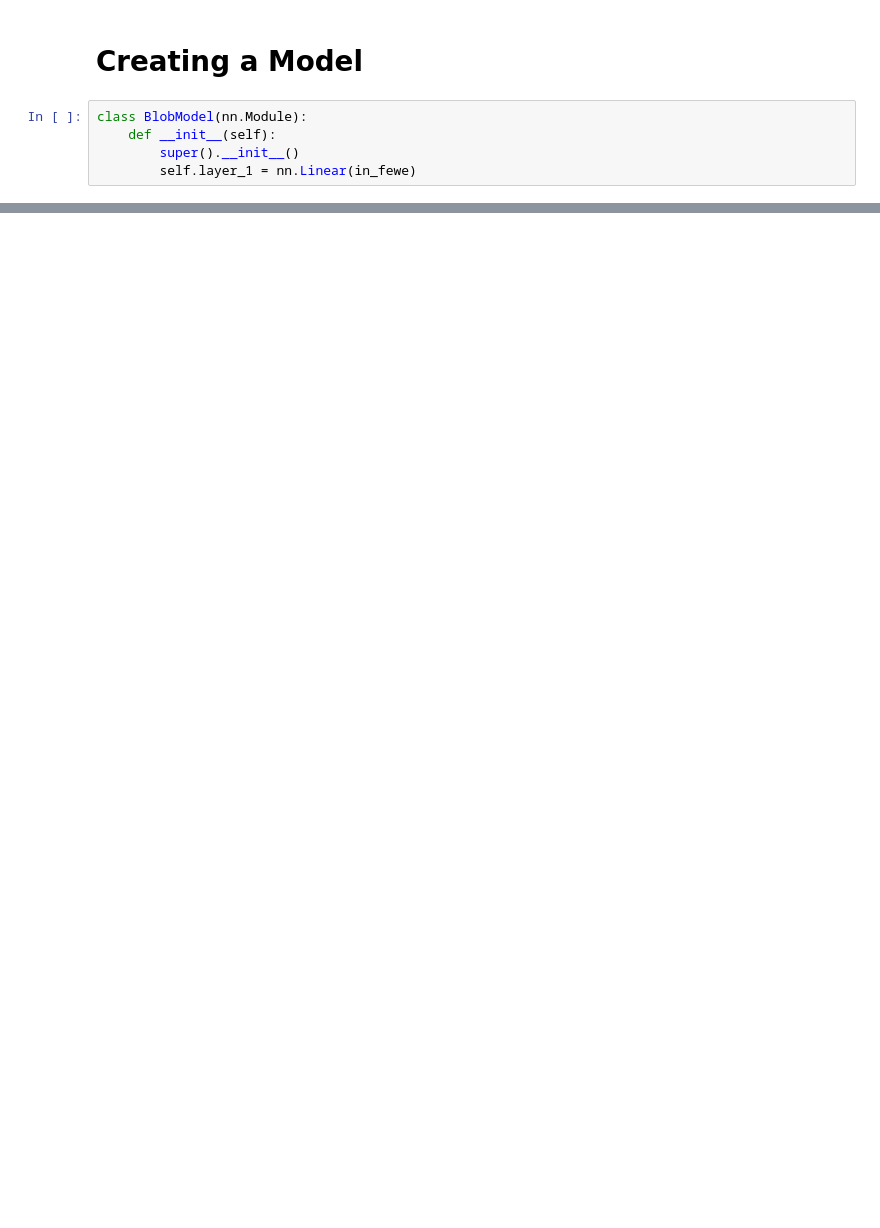
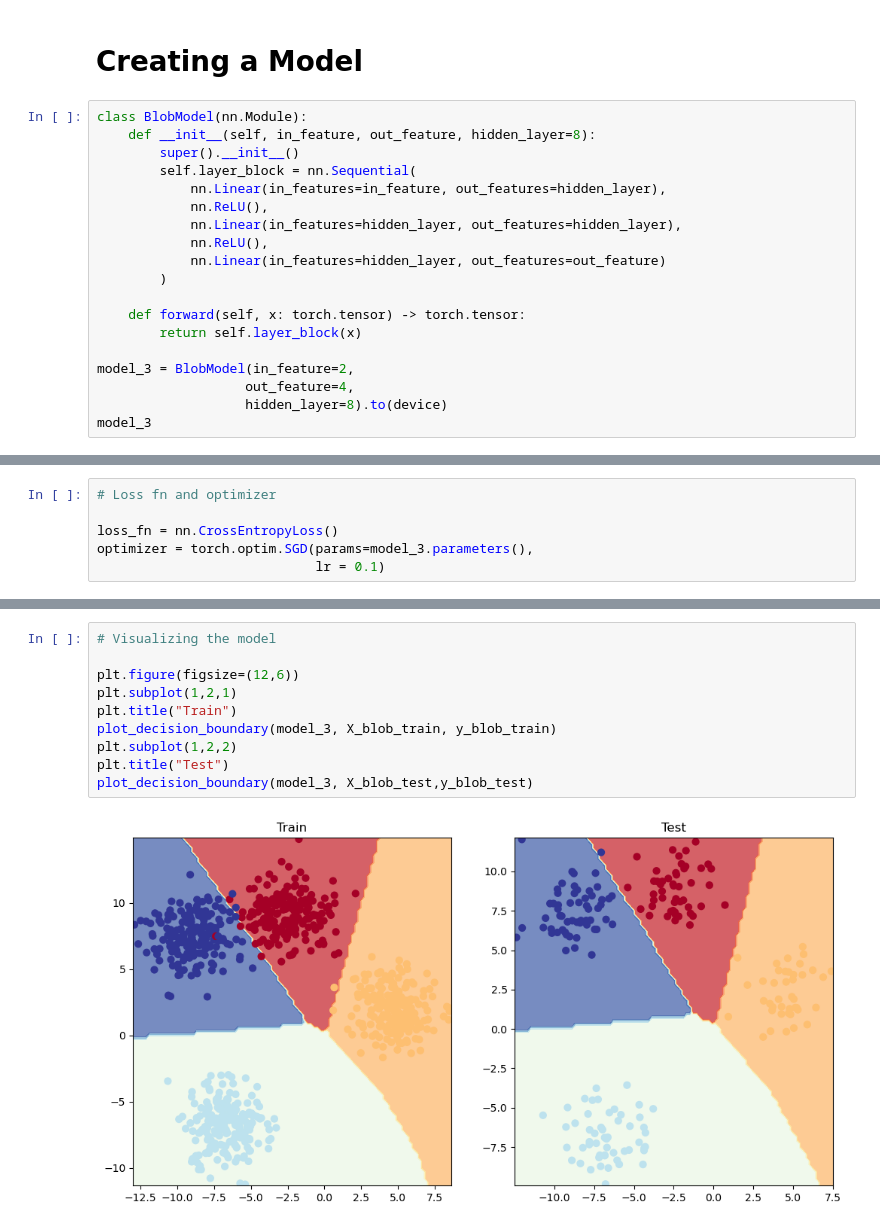
Before and after one commit to KavinKohli/Deep-Learning-PyTorch, a Jupyter notebook: 02_neural_network_classification/02_pytorch_classifiction.ipynb, the cells around one changed output, grey strips where cells are left out. Saved outputs shown, nothing was run; the diff lists cells and outputs as text; blank space fills up the shorter version.

```diff
--- a/02_neural_network_classification/02_pytorch_classifiction.ipynb
+++ b/02_neural_network_classification/02_pytorch_classifiction.ipynb
@@ -668,6 +663,20 @@ X_blob_train[:5], y_blob_train[:5]
 # Creating a Model
 # %%
 class BlobModel(nn.Module):
-    def __init__(self):
+    def __init__(self, in_feature, out_feature, hidden_layer=8):
         super().__init__()
-        self.layer_1 = nn.Linear(in_fewe)
+        self.layer_block = nn.Sequential(
+            nn.Linear(in_features=in_feature, out_features=hidden_layer),
+            nn.ReLU(),
+            nn.Linear(in_features=hidden_layer, out_features=hidden_layer),
+            nn.ReLU(),
+            nn.Linear(in_features=hidden_layer, out_features=out_feature)
+        )
+
+    def forward(self, x: torch.tensor) -> torch.tensor:
+        return self.layer_block(x)
+
+model_3 = BlobModel(in_feature=2,
+                   out_feature=4,
+                   hidden_layer=8).to(device)
+model_3
@@ -673,0 +693,6 @@ class BlobModel(nn.Module):
+# %%
+# Loss fn and optimizer
+
+loss_fn = nn.CrossEntropyLoss()
+optimizer = torch.optim.SGD(params=model_3.parameters(),
+                            lr = 0.1)
@@ -673,0 +803,12 @@ class BlobModel(nn.Module):
+# %%
+# Visualizing the model
+
+plt.figure(figsize=(12,6))
+plt.subplot(1,2,1)
+plt.title("Train")
+plot_decision_boundary(model_3, X_blob_train, y_blob_train)
+plt.subplot(1,2,2)
+plt.title("Test")
+plot_decision_boundary(model_3, X_blob_test,y_blob_test)
+# %% [output]
+[figure, added]
```
Also changed, not shown: parts of 13 cells of this notebook.
